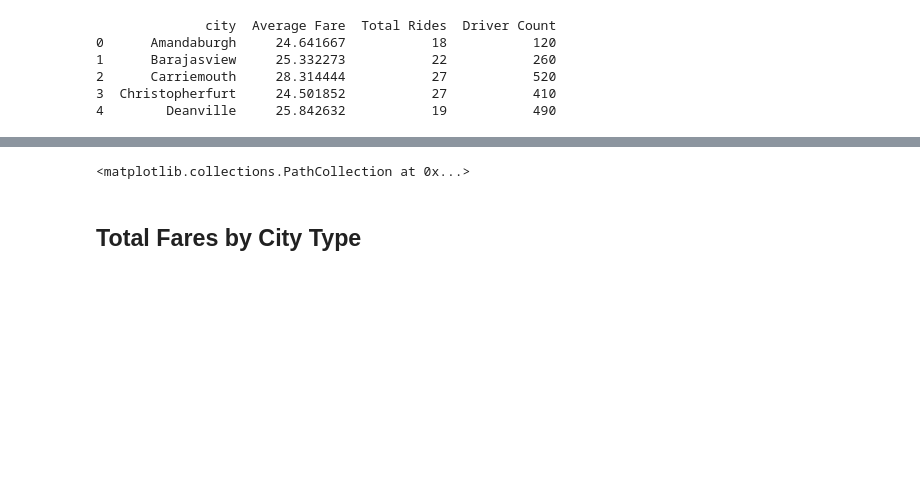
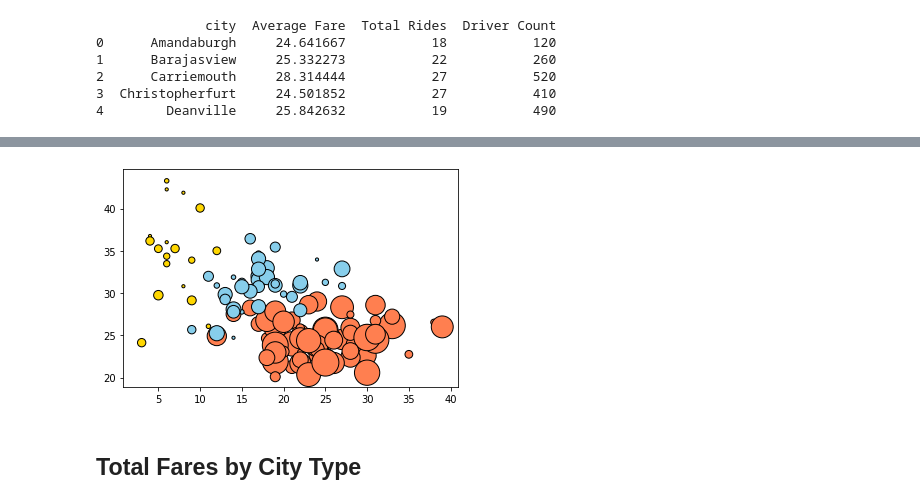
Before and after one commit to RickCavalla/matplotlib-challenge, a Jupyter notebook: Pyber/pyber_starter.ipynb, the cells around one changed output, grey strips where cells are left out. Cells and saved outputs as stored; diff of their text form; code cells hidden in the pictures; blank space fills up the shorter version.

Commit message:
All plots correct, need titles and labels and stuff

```diff
--- a/Pyber/pyber_starter.ipynb
+++ b/Pyber/pyber_starter.ipynb
@@ -101,4 +105,6 @@ plt.scatter(rural_merge_df["Total Rides"], rural_merge_df["Average Fare"],
 # Incorporate a text label regarding circle size
 
 # Save Figure
+save_bubble = os.path.join("images", "Pyber_Bubble_Chart")
+plt.savefig(save_bubble)
 # %% [output]
@@ -107,4 +111,4 @@ plt.scatter(rural_merge_df["Total Rides"], rural_merge_df["Average Fare"],
-<matplotlib.collections.PathCollection at 0x...>
+[figure, added]
 # %%
 # Show plot
 plt.show()
```
Also changed, not shown: parts of 10 cells of this notebook, 4 other files.
